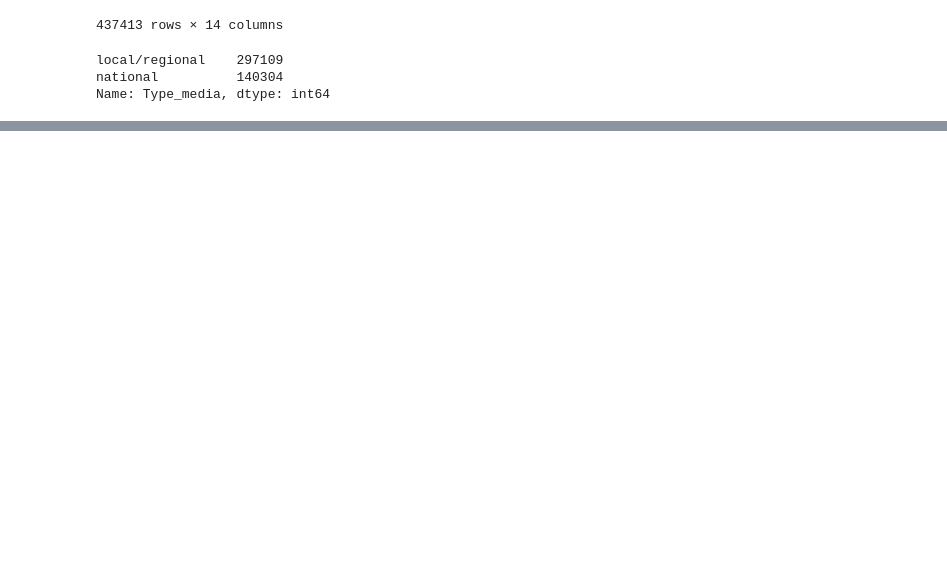
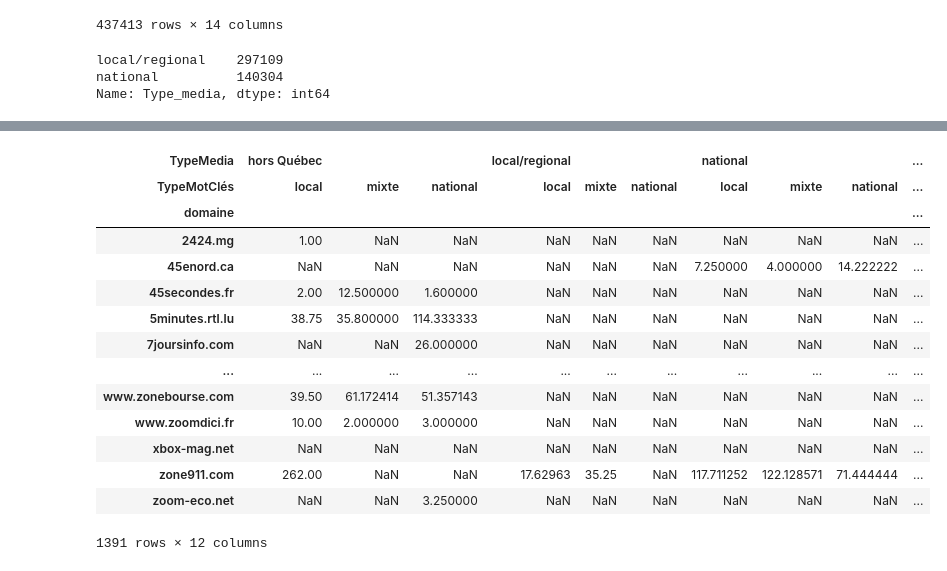
Before and after one commit to NicolasStG/audit_google_news, a Jupyter notebook: data-analysis/G-News-data-exploration.ipynb, the cells around one changed output, grey strips where cells are left out. Saved outputs shown, nothing was run; the diff lists cells and outputs as text; code cells hidden in the pictures; blank space fills up the shorter version.

```diff
--- a/data-analysis/G-News-data-exploration.ipynb
+++ b/data-analysis/G-News-data-exploration.ipynb
@@ -227,0 +355,20 @@ Name: Type_media, dtype: int64
+# %%
+# La moyenne de la Journée de différence selon le domaine
+jourdiff_by_domaine_mean = pd.pivot_table(fulldata, index="domaine", values="JournéeDifférence", columns=["TypeMedia","TypeMotClés"], aggfunc=np.mean)
+jourdiff_by_domaine_mean.to_csv("jourdiff_by_domaine_mean.csv", na_rep=0.0)
+# %% [output]
+| TypeMedia | hors Québec |  |  | local/regional |  |  | national |  |  | ... |
+| TypeMotClés | local | mixte | national | local | mixte | national | local | mixte | national | ... |
+| domaine |  |  |  |  |  |  |  |  |  | ... |
+| 2424.mg | 1.00 | NaN | NaN | NaN | NaN | NaN | NaN | NaN | NaN | ... |
+| 45enord.ca | NaN | NaN | NaN | NaN | NaN | NaN | 7.250000 | 4.000000 | 14.222222 | ... |
+| 45secondes.fr | 2.00 | 12.500000 | 1.600000 | NaN | NaN | NaN | NaN | NaN | NaN | ... |
+| 5minutes.rtl.lu | 38.75 | 35.800000 | 114.333333 | NaN | NaN | NaN | NaN | NaN | NaN | ... |
+| 7joursinfo.com | NaN | NaN | 26.000000 | NaN | NaN | NaN | NaN | NaN | NaN | ... |
+| ... | ... | ... | ... | ... | ... | ... | ... | ... | ... | ... |
+| www.zonebourse.com | 39.50 | 61.172414 | 51.357143 | NaN | NaN | NaN | NaN | NaN | NaN | ... |
+| www.zoomdici.fr | 10.00 | 2.000000 | 3.000000 | NaN | NaN | NaN | NaN | NaN | NaN | ... |
+| xbox-mag.net | NaN | NaN | NaN | NaN | NaN | NaN | NaN | NaN | NaN | ... |
+| zone911.com | 262.00 | NaN | NaN | 17.62963 | 35.25 | NaN | 117.711252 | 122.128571 | 71.444444 | ... |
+| zoom-eco.net | NaN | NaN | 3.250000 | NaN | NaN | NaN | NaN | NaN | NaN | ... |
+1391 rows × 12 columns
```
Also changed, not shown: parts of 45 cells of this notebook, 14 other files.
